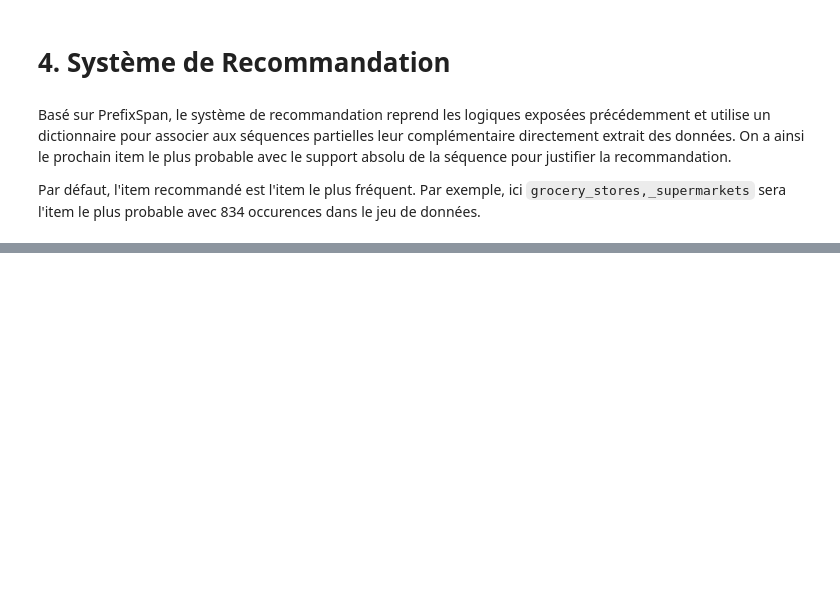
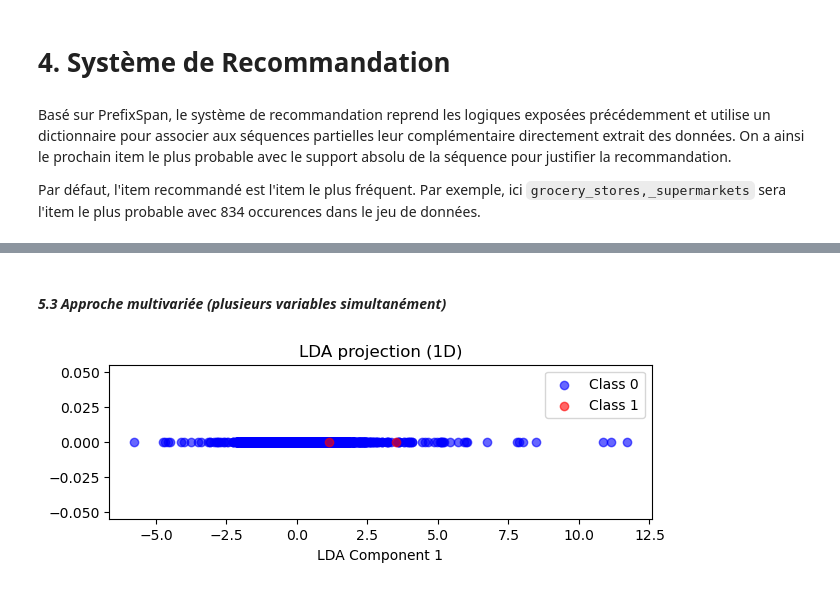
Before and after one commit to MantraMune/UdeSA25, a Jupyter notebook: IFT599/TP1 - Data Analysis/notebook.ipynb, the cells around one changed output, grey strips where cells are left out. Cells and saved outputs as stored; diff of their text form; code cells hidden in the pictures; blank space fills up the shorter version.

```diff
--- a/IFT599/TP1 - Data Analysis/notebook.ipynb
+++ b/IFT599/TP1 - Data Analysis/notebook.ipynb
@@ -818,0 +870,19 @@ Deux items:
+# %% [markdown]
+#### *5.3 Approche multivariée (plusieurs variables simultanément)*
+# %%
+from sklearn.discriminant_analysis import LinearDiscriminantAnalysis as LDA
+from sklearn.impute import SimpleImputer
+
+# LDA (Linear Discriminant Analysis)
+lda = LDA(n_components=1)
+X_lda = lda.fit_transform(X, y)
+
+plt.figure(figsize=(7, 2))
+plt.scatter(X_lda[y==0], [0]*len(X_lda[y==0]), color='blue', label='Class 0', alpha=0.6)
+plt.scatter(X_lda[y==1], [0]*len(X_lda[y==1]), color='red', label='Class 1', alpha=0.6)
+plt.title("LDA projection (1D)")
+plt.xlabel("LDA Component 1")
+plt.legend()
+plt.show()
+# %% [output]
+[figure, added]
```
Also changed, not shown: parts of 17 cells of this notebook.
